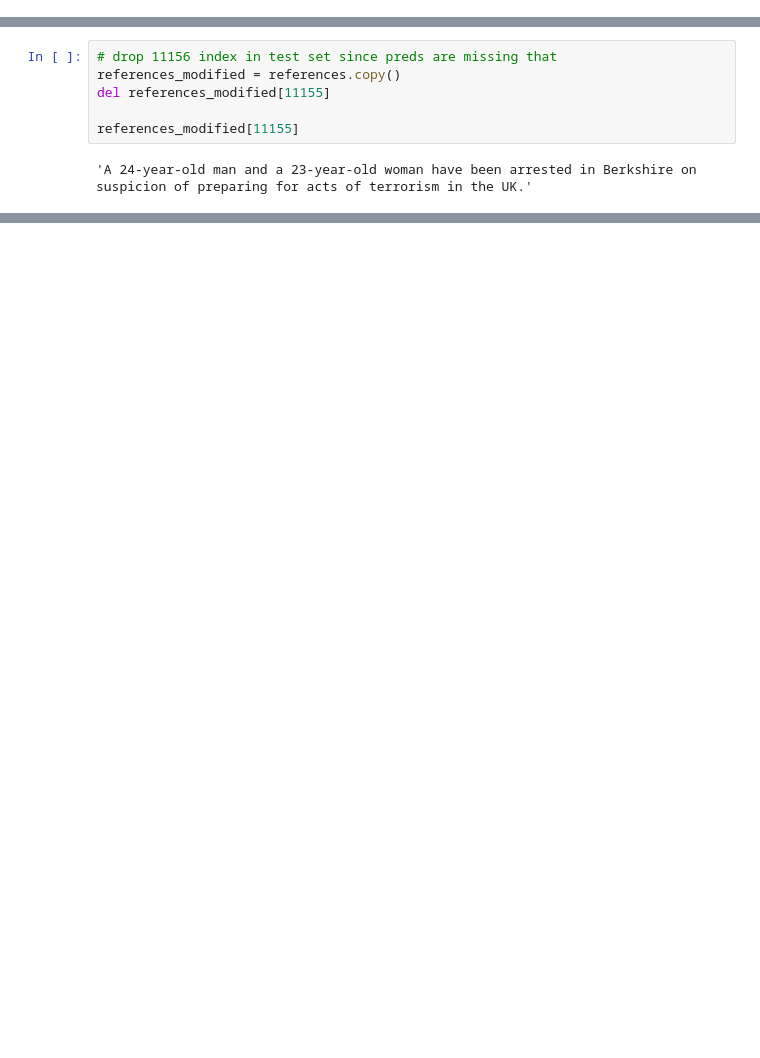
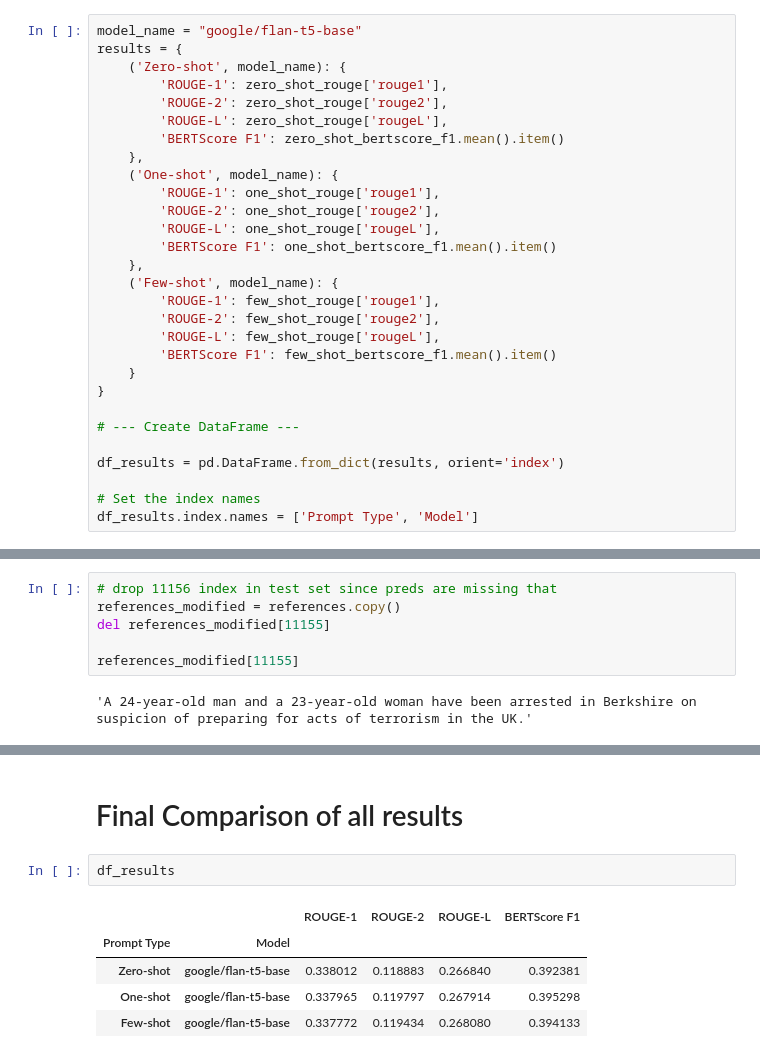
Before and after one commit to khalilvandian/NLP-Summarization, a Jupyter notebook: Evaluation.ipynb, the cells around one changed output, grey strips where cells are left out. Saved outputs shown, nothing was run; the diff lists cells and outputs as text; blank space fills up the shorter version.

```diff
--- a/Evaluation.ipynb
+++ b/Evaluation.ipynb
@@ -240,3 +239,32 @@ done in 124.03 seconds, 91.38 sentences/sec
+# %%
+model_name = "google/flan-t5-base"
+results = {
+    ('Zero-shot', model_name): {
+        'ROUGE-1': zero_shot_rouge['rouge1'],
+        'ROUGE-2': zero_shot_rouge['rouge2'],
+        'ROUGE-L': zero_shot_rouge['rougeL'],
+        'BERTScore F1': zero_shot_bertscore_f1.mean().item()
+    },
+    ('One-shot', model_name): {
+        'ROUGE-1': one_shot_rouge['rouge1'],
+        'ROUGE-2': one_shot_rouge['rouge2'],
+        'ROUGE-L': one_shot_rouge['rougeL'],
+        'BERTScore F1': one_shot_bertscore_f1.mean().item()
+    },
+    ('Few-shot', model_name): {
+        'ROUGE-1': few_shot_rouge['rouge1'],
+        'ROUGE-2': few_shot_rouge['rouge2'],
+        'ROUGE-L': few_shot_rouge['rougeL'],
+        'BERTScore F1': few_shot_bertscore_f1.mean().item()
+    }
+}
+
+# --- Create DataFrame ---
+
+df_results = pd.DataFrame.from_dict(results, orient='index')
+
+# Set the index names
+df_results.index.names = ['Prompt Type', 'Model']
 # %%
 # Display the DataFrame
 print(df_results)
@@ -529,0 +585,10 @@ df_results_updated
+# %% [markdown]
+# Final Comparison of all results
+# %%
+df_results
+# %% [output]
+|  |  | ROUGE-1 | ROUGE-2 | ROUGE-L | BERTScore F1 |
+| Prompt Type | Model |  |  |  |  |
+| Zero-shot | google/flan-t5-base | 0.338012 | 0.118883 | 0.266840 | 0.392381 |
+| One-shot | google/flan-t5-base | 0.337965 | 0.119797 | 0.267914 | 0.395298 |
+| Few-shot | google/flan-t5-base | 0.337772 | 0.119434 | 0.268080 | 0.394133 |
```
Also changed, not shown: parts of 21 cells of this notebook.
